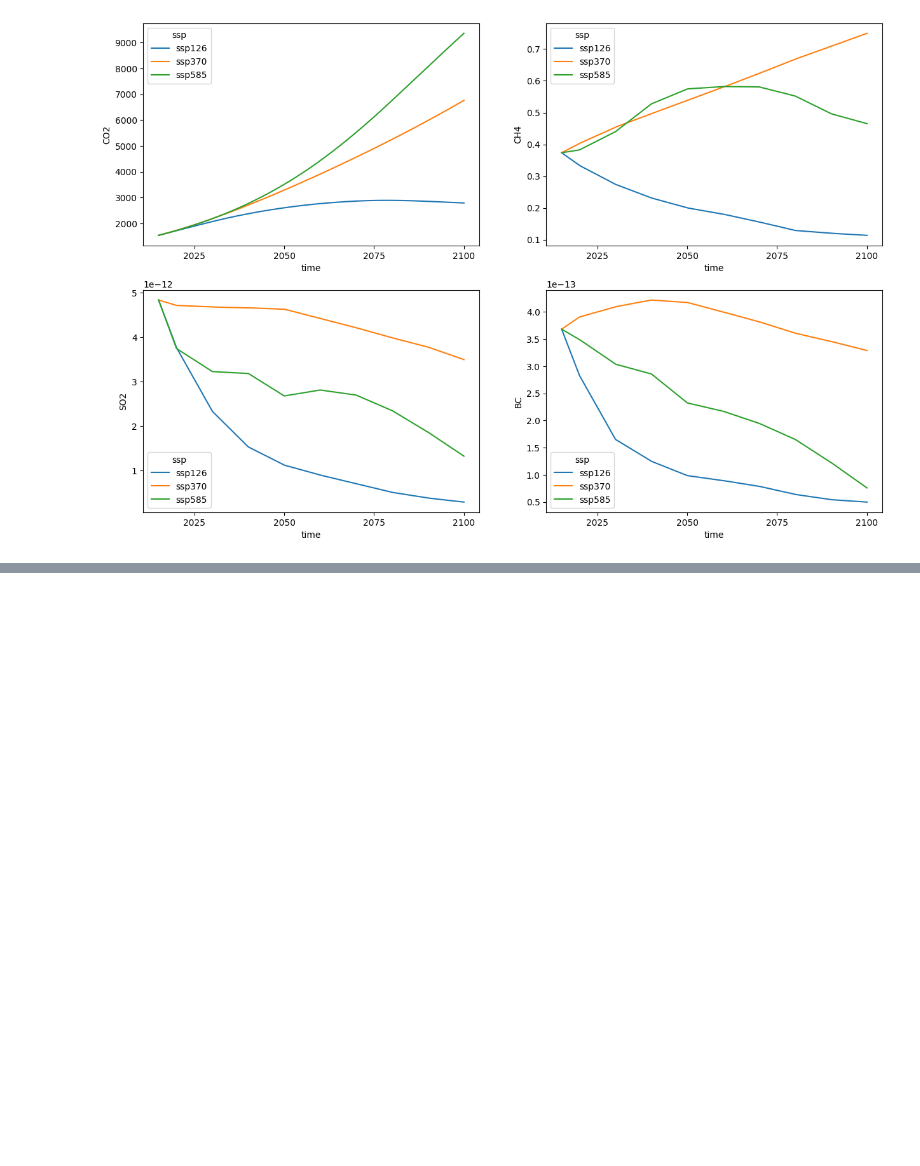
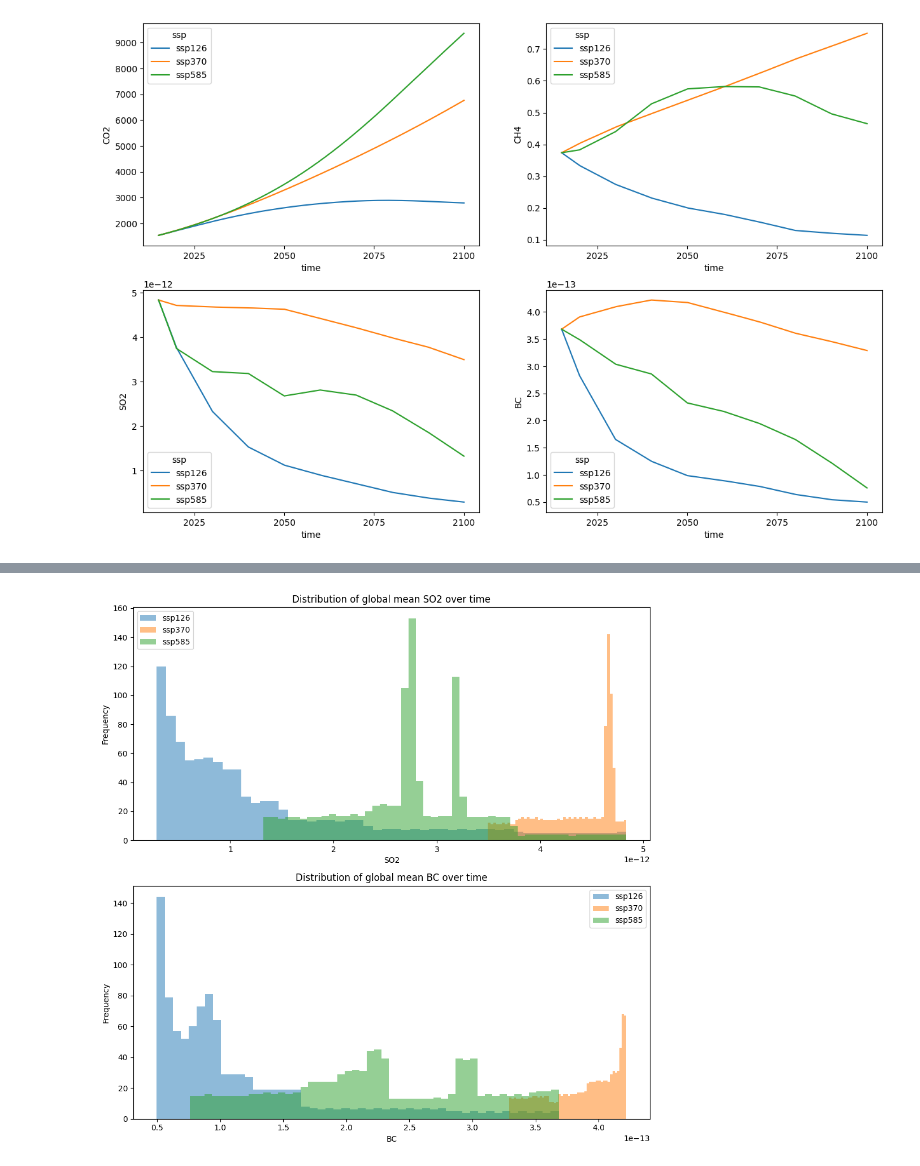
Before and after one commit to srikar-eranky/group12-cse151b-spring2025-competition, a Jupyter notebook: notebooks/data-exploration-basic.ipynb, the cells around one changed output, grey strips where cells are left out. Saved outputs shown, nothing was run; the diff lists cells and outputs as text; code cells hidden in the pictures; blank space fills up the shorter version.

```diff
--- a/notebooks/data-exploration-basic.ipynb
+++ b/notebooks/data-exploration-basic.ipynb
@@ -68,0 +149,23 @@ _ = global_mean_data.BC.plot(ax=axes[3], hue="ssp")
+# %%
+variables = ['SO2', 'BC']
+# use the same SSP scenarios as in previous plots
+scenarios = ['ssp126', 'ssp370', 'ssp585']
+
+fig, axs = plt.subplots(nrows=len(variables), figsize=(10, 5*len(variables)))
+if len(variables) == 1:
+  axs = [axs]
+
+for ax, var in zip(axs, variables):
+  for ssp in scenarios:
+    # Compute the global mean (average over latitude and longitude) for each timestep
+    global_mean = data[var].sel(ssp=ssp).mean(dim=["latitude", "longitude"]).values
+    ax.hist(global_mean, bins=50, alpha=0.5, label=ssp)
+  ax.set_title(f"Distribution of global mean {var} over time")
+  ax.set_xlabel(var)
+  ax.set_ylabel("Frequency")
+  ax.legend()
+
+plt.tight_layout()
+plt.show()
+# %% [output]
+[figure, added]
```
Also changed, not shown: parts of 10 cells of this notebook.
